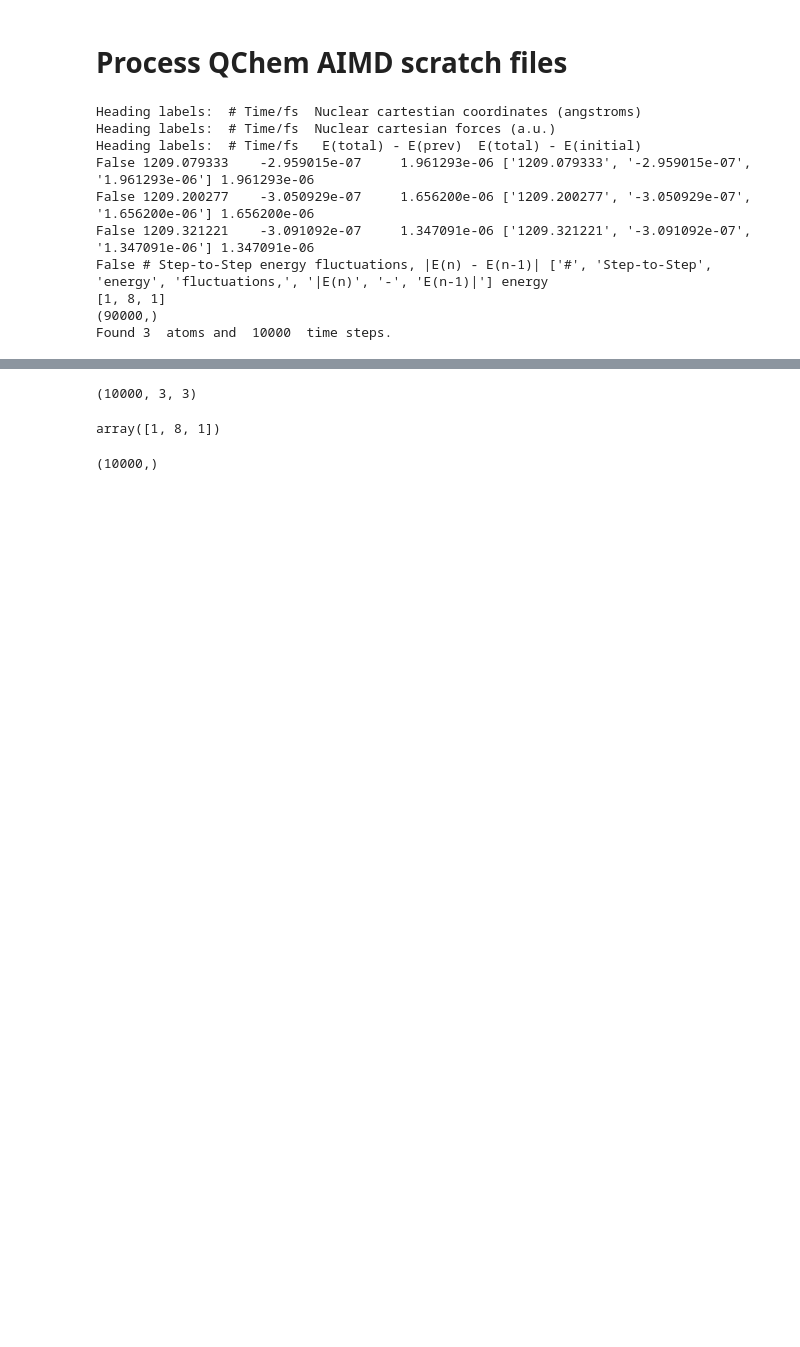
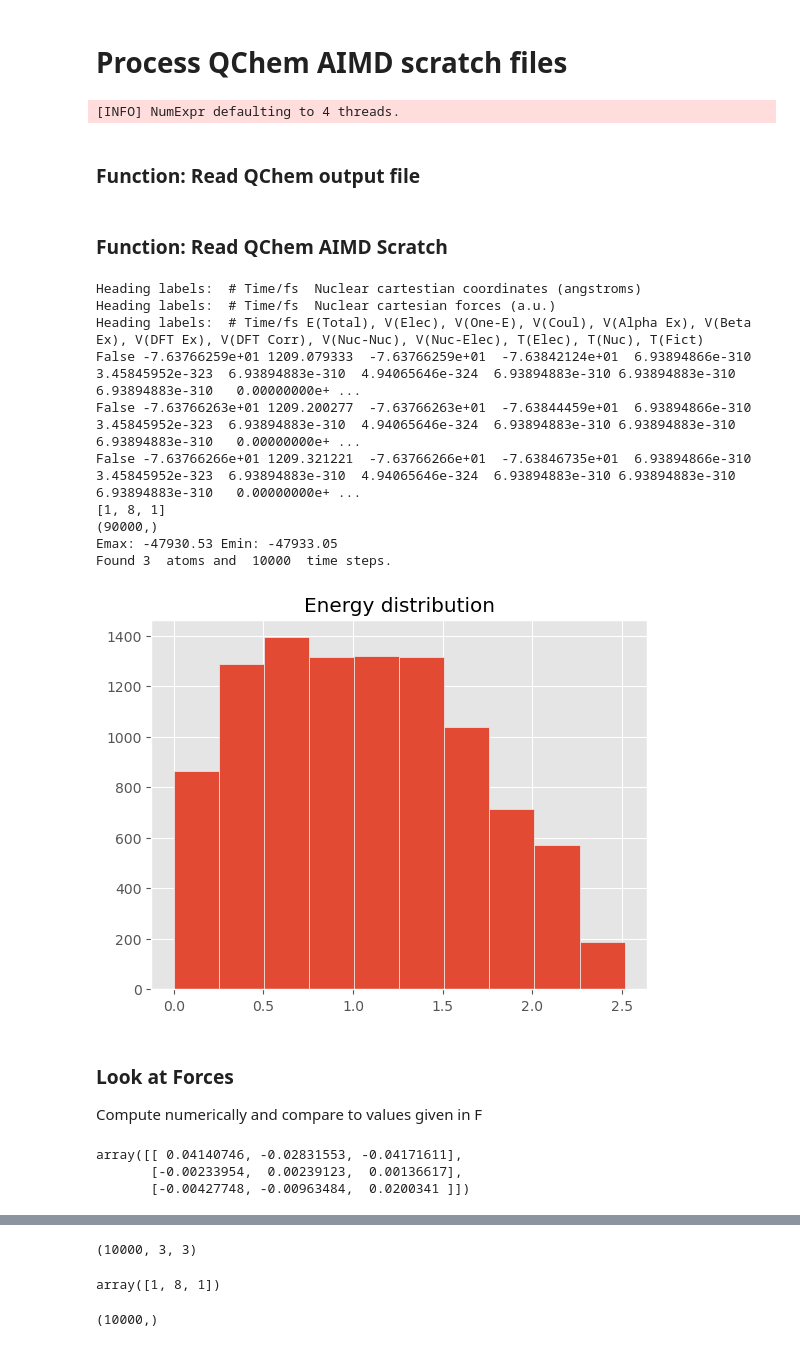
Before and after one commit to laserchemist/MD_MLPES, a Jupyter notebook: code/Read_QC_AIMD_SCRATCH.ipynb, the cells around one changed output, grey strips where cells are left out. Saved outputs shown, nothing was run; the diff lists cells and outputs as text; code cells hidden in the pictures; blank space fills up the shorter version.

Commit message:
Update Read_QC

```diff
--- a/code/Read_QC_AIMD_SCRATCH.ipynb
+++ b/code/Read_QC_AIMD_SCRATCH.ipynb
@@ -10,3 +11,18 @@ import os
 import sys
 from sgdml import __version__
 # from ase.io import read
+# %%
+from datascience import *
+import pandas as pd
+import matplotlib
+from matplotlib import patches
+%matplotlib inline
+import matplotlib.pyplot as plt
+import seaborn as sns
+import warnings
+warnings.simplefilter('ignore', FutureWarning)
+plt.style.use('ggplot')
+# %% [output]
+[INFO] NumExpr defaulting to 4 threads.
+# %% [markdown]
+### Function: Read QChem output file
@@ -13,3 +85,5 @@ from sgdml import __version__
+# %% [markdown]
+### Function: Read QChem AIMD Scratch
 # %%
 def read_QChem_AIMD_scratch(NucCarts,NucForces,View,Energy):
     n_atoms = None
@@ -45,7 +119,7 @@ def read_QChem_AIMD_scratch(NucCarts,NucForces,View,Energy):
                 break
             time = en[0]
             if i > 9997:
-                print(en[2].isnumeric(),line, en, en[2])
+                print(en[1].isnumeric(),en[1], line, en)
             if i > ndata-1:
                 break
             E.append(float(en[2])) # 4th column of TandV, 3rd of Energy
@@ -66,52 +140,74 @@ def read_QChem_AIMD_scratch(NucCarts,NucForces,View,Energy):
     fshape = np.shape(F)
     ts = int(fshape[0]/(n_atoms*3))
     print(fshape)
-    F = -F.reshape(-1, n_atoms, 3)*1185.8 # Remove negative sign to shift between gradient and force
+    F = -F.reshape(-1, n_atoms, 3)* 2547 #0.529 #627.5 #1185.8 # Remove negative sign to shift between gradient and force
     R = np.hstack(R)
     R = R[:fshape[0]] # Limit size of carts to that of forces
     R = R.reshape(-1,n_atoms, 3)
     E = np.array(E[:ts])*627.51 # Limit size of carts to that of forces
+    print("Emax: %6.2f Emin: %6.2f" %(np.max(E),np.min(E)))
+    Enorm = (E -np.min(E))
+    plt.hist(Enorm)
+    plt.title("Energy distribution")
+    plt.savefig('EDist_h2o_read.png')
     z = np.array(z)
     print("Found", n_atoms," atoms and ",ts," time steps.")
     return (R, z, E, F)
 # %%
-
-path = 'data_h2o'
+#sR,time,temp,energy,atoms = MDStep('data_h2o/h2o.out')
+#Enorm = enery -np.max(energy)
+#plt.hist(Enorm)
+path = 'data_h2o_small'
 Force = path+'/NucForces'
 with open(Force, 'r') as file:
     NucForces = file.read()
 Carts = path+'/NucCarts'
 with open(Carts, 'r') as file:
     NucCarts = file.read()
 View = path+'/View.xyz'
 with open(View, 'r') as file:
     View = file.read()
 #Energy = path+'/TandV' # Change from EComponents which are constant
-Energy = path+'/Energy' # Change from EComponents which are constant
+# EComponents: Records various components of the total energy (all in hartree).
+Energy = path+'/EComponents' # Change from EComponents which are constant
 with open(Energy, 'r') as file:
     Energy = file.read()
 R, z, E, F = read_QChem_AIMD_scratch(NucCarts,NucForces,View,Energy)
 name = "H2O"
 filename = name+"_AIMD"
 # Base variables contained in every model file.
+
+
 base_vars = {
     'type': 'd',
     'code_version': __version__,
     'name': name,
     'theory': 'QChem',
     'R': R,
     'z': z,
     'F': F,
 }
+base_vars['r_unit'] = 'Ang'
+base_vars['e_unit'] = 'kcal/mol'
 # %% [output]
 Heading labels:  # Time/fs  Nuclear cartestian coordinates (angstroms)
 Heading labels:  # Time/fs  Nuclear cartesian forces (a.u.)
-Heading labels:  # Time/fs   E(total) - E(prev)  E(total) - E(initial)
-False 1209.079333    -2.959015e-07     1.961293e-06 ['1209.079333', '-2.959015e-07', '1.961293e-06'] 1.961293e-06
-False 1209.200277    -3.050929e-07     1.656200e-06 ['1209.200277', '-3.050929e-07', '1.656200e-06'] 1.656200e-06
-False 1209.321221    -3.091092e-07     1.347091e-06 ['1209.321221', '-3.091092e-07', '1.347091e-06'] 1.347091e-06
-False # Step-to-Step energy fluctuations, |E(n) - E(n-1)| ['#', 'Step-to-Step', 'energy', 'fluctuations,', '|E(n)', '-', 'E(n-1)|'] energy
+Heading labels:  # Time/fs E(Total), V(Elec), V(One-E), V(Coul), V(Alpha Ex), V(Beta Ex), V(DFT Ex), V(DFT Corr), V(Nuc-Nuc), V(Nuc-Elec), T(Elec), T(Nuc), T(Fict)
+False -7.63766259e+01 1209.079333  -7.63766259e+01  -7.63842124e+01  6.93894866e-310  3.45845952e-323  6.93894883e-310  4.94065646e-324  6.93894883e-310 6.93894883e-310  6.93894883e-310   0.00000000e+ ...
+False -7.63766263e+01 1209.200277  -7.63766263e+01  -7.63844459e+01  6.93894866e-310  3.45845952e-323  6.93894883e-310  4.94065646e-324  6.93894883e-310 6.93894883e-310  6.93894883e-310   0.00000000e+ ...
+False -7.63766266e+01 1209.321221  -7.63766266e+01  -7.63846735e+01  6.93894866e-310  3.45845952e-323  6.93894883e-310  4.94065646e-324  6.93894883e-310 6.93894883e-310  6.93894883e-310   0.00000000e+ ...
 [1, 8, 1]
 (90000,)
+Emax: -47930.53 Emin: -47933.05
 Found 3  atoms and  10000  time steps.
+[figure, added]
+# %% [markdown]
+### Look at Forces
+Compute numerically and compare to values given in F
+# %%
+F[100]
+# %% [output]
+array([[ 0.04140746, -0.02831553, -0.04171611],
+       [-0.00233954,  0.00239123,  0.00136617],
+       [-0.00427748, -0.00963484,  0.0200341 ]])
 # %%
```
Also changed, not shown: parts of 10 cells of this notebook, 2 other files.
